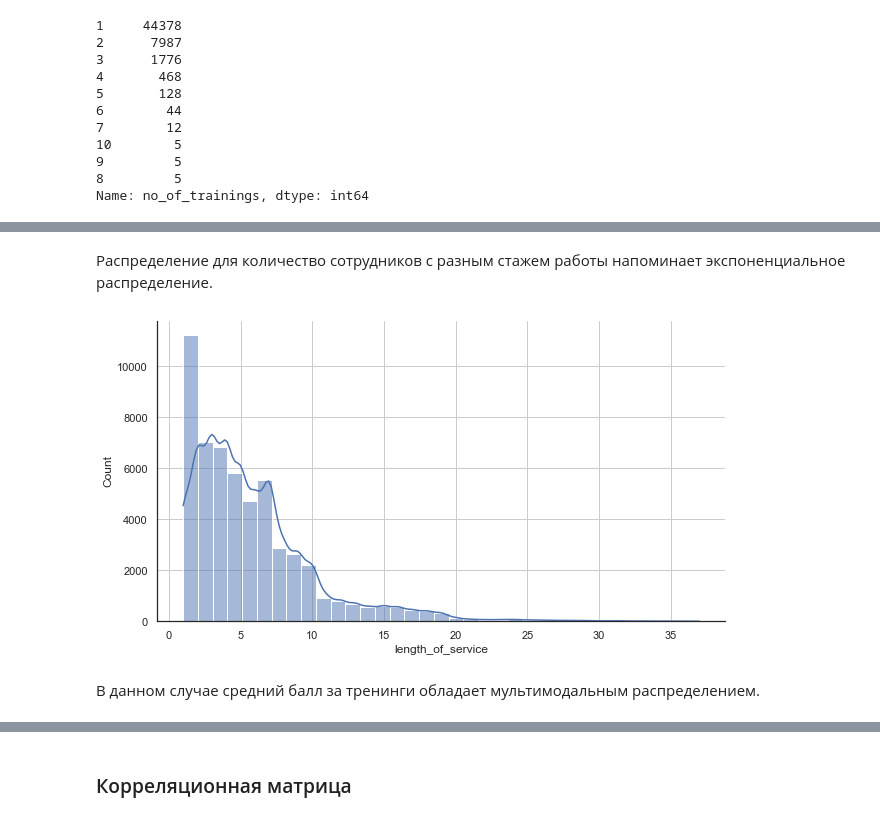
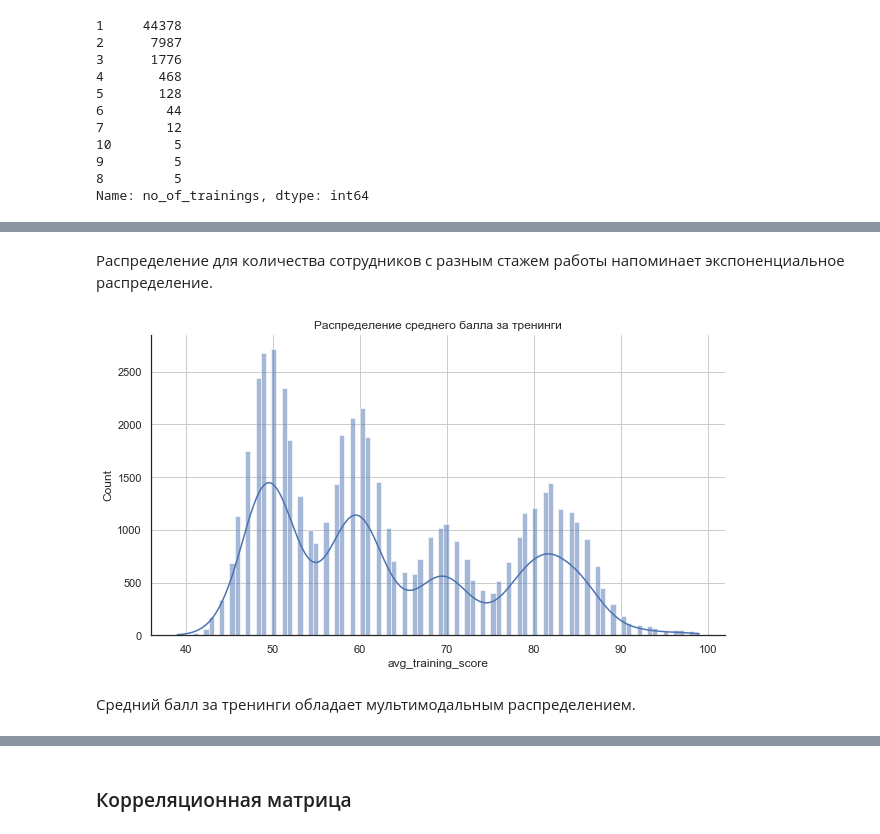
Before and after one commit to ivanvikhrev/ML-HR-analysis-case-study, a Jupyter notebook: model.ipynb, the cells around one changed output, grey strips where cells are left out. Saved outputs shown, nothing was run; the diff lists cells and outputs as text; code cells hidden in the pictures.

```diff
--- a/model.ipynb
+++ b/model.ipynb
@@ -340,10 +367,11 @@ Name: no_of_trainings, dtype: int64
 # %% [markdown]
-Распределение для количество сотрудников с разным стажем работы напоминает экспоненциальное распределение.
+Распределение для количества сотрудников с разным стажем работы напоминает экспоненциальное распределение.
 # %%
-sns.displot(data['length_of_service'], bins=35, kde = True, aspect = 1.8)
+sns.displot(data['avg_training_score'], bins=100, kde = True, aspect = 1.8)
 plt.grid()
+plt.title('Распределение среднего балла за тренинги')
 pass
 # %% [output]
-[figure, old version]
+[figure, new version]
 # %% [markdown]
-В данном случае средний балл за тренинги обладает мультимодальным распределением.
+Cредний балл за тренинги обладает мультимодальным распределением.
```
Also changed, not shown: parts of 39 cells of this notebook.
